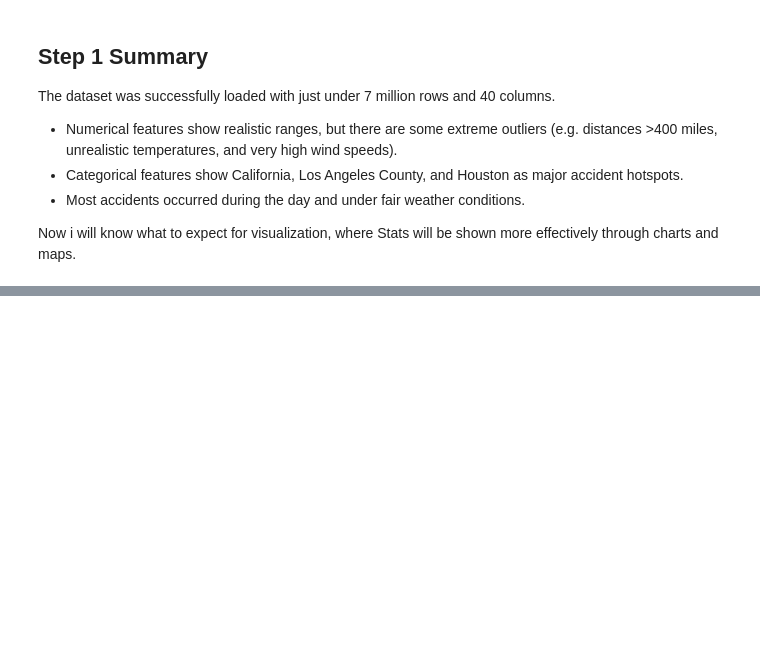
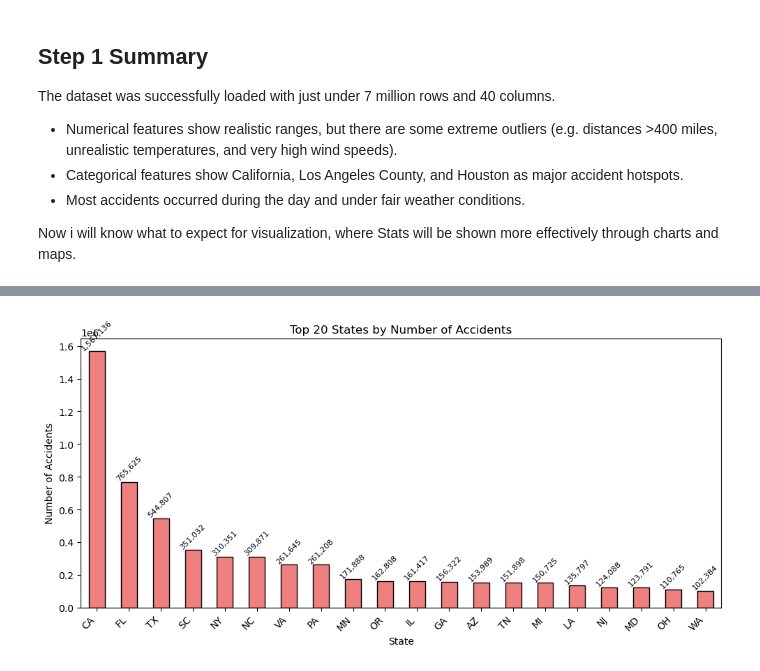
Before and after one commit to TiarnanTuite/traffic_accident_analysis, a Jupyter notebook: notebooks/03_data_visualization.ipynb, the cells around one changed output, grey strips where cells are left out. Drawn from its saved outputs; the diff is of its cells as text; code cells hidden in the pictures; blank space fills up the shorter version.

```diff
--- a/notebooks/03_data_visualization.ipynb
+++ b/notebooks/03_data_visualization.ipynb
@@ -72,0 +161,20 @@ Now i will know what to expect for visualization, where Stats will be shown more
+# %%
+# Top 20 states by accident count
+state_counts = df["State"].value_counts().head(20)
+
+plt.figure(figsize=(10,5))
+ax = state_counts.plot(kind="bar", color="lightcoral", edgecolor="black")
+ax.set_title("Top 20 States by Number of Accidents")
+ax.set_xlabel("State")
+ax.set_ylabel("Number of Accidents")
+plt.xticks(rotation=45, ha="right")
+
+# adding lable values in diagonally as they were overlapping
+for i, v in enumerate(state_counts):
+    ax.text(i, v, f"{v:,}", ha="center", va="bottom", fontsize=8, rotation=45)
+
+
+plt.tight_layout()
+plt.show()
+# %% [output]
+[figure, added]
```
Also changed, not shown: parts of 10 cells of this notebook.
